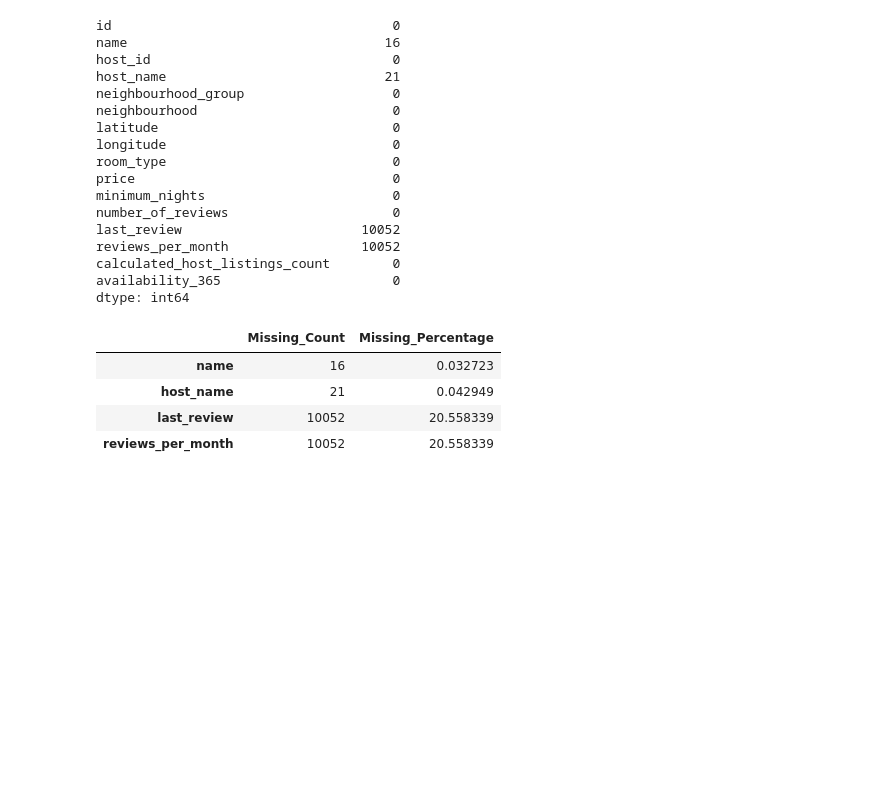
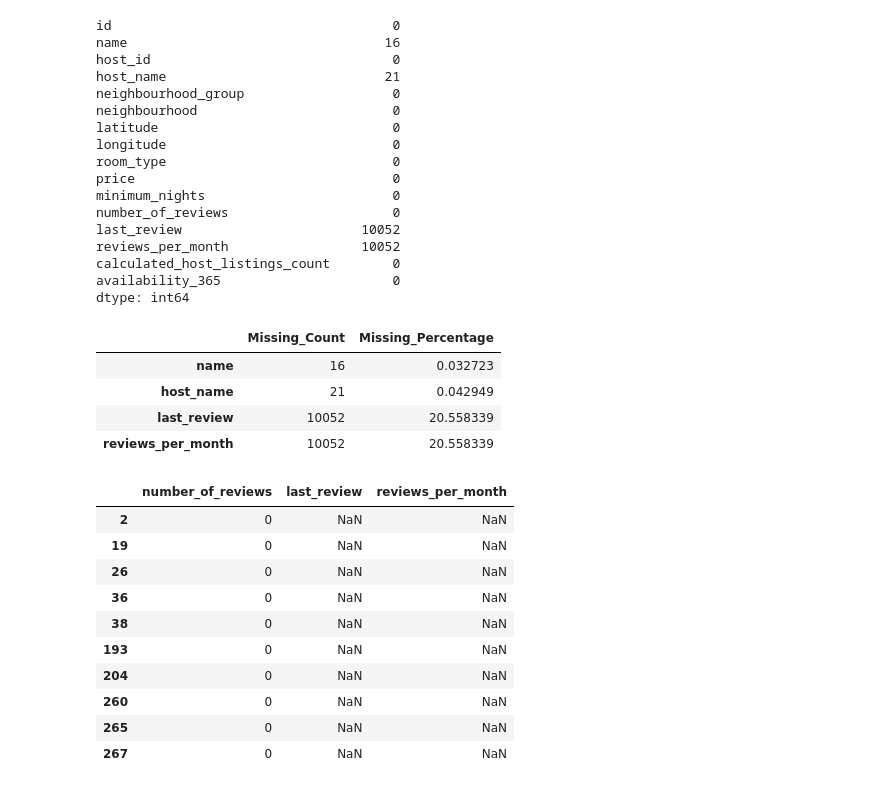
Before and after one commit to Farhat888/OIBSIP, a Jupyter notebook: DataAnalytics-L1-Task3-Cleaning-Data/notebooks/01_initial_data_quality_inspection.ipynb, the cells around one changed output. Cells and saved outputs as stored; diff of their text form; code cells hidden in the pictures; blank space fills up the shorter version.

```diff
--- a/DataAnalytics-L1-Task3-Cleaning-Data/notebooks/01_initial_data_quality_inspection.ipynb
+++ b/DataAnalytics-L1-Task3-Cleaning-Data/notebooks/01_initial_data_quality_inspection.ipynb
@@ -131,3 +131,19 @@ missing[missing["Missing_Count"] > 0]
 | host_name | 21 | 0.042949 |
 | last_review | 10052 | 20.558339 |
 | reviews_per_month | 10052 | 20.558339 |
+# %%
+df[df["last_review"].isnull()][
+    ["number_of_reviews", "last_review", "reviews_per_month"]
+].head(10)
+# %% [output]
+|  | number_of_reviews | last_review | reviews_per_month |
+| 2 | 0 | NaN | NaN |
+| 19 | 0 | NaN | NaN |
+| 26 | 0 | NaN | NaN |
+| 36 | 0 | NaN | NaN |
+| 38 | 0 | NaN | NaN |
+| 193 | 0 | NaN | NaN |
+| 204 | 0 | NaN | NaN |
+| 260 | 0 | NaN | NaN |
+| 265 | 0 | NaN | NaN |
+| 267 | 0 | NaN | NaN |
```
Also changed, not shown: parts of 8 cells of this notebook.
